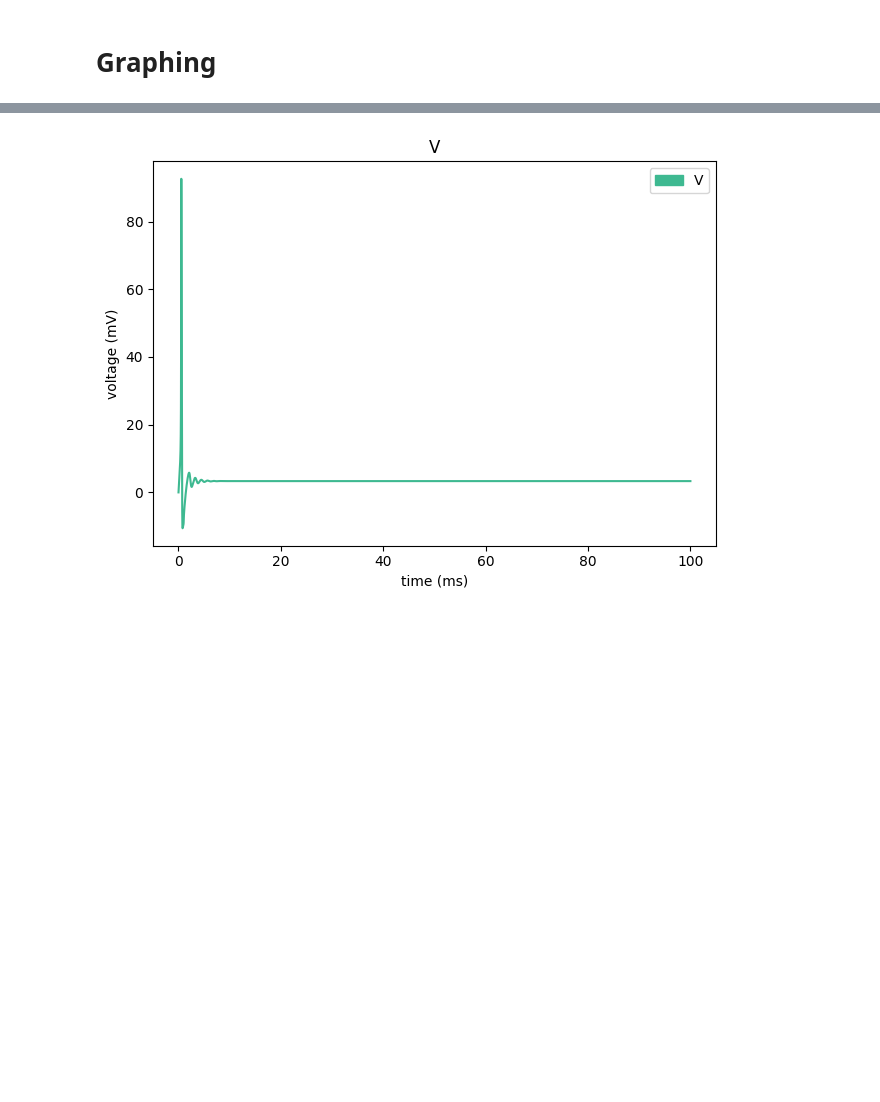
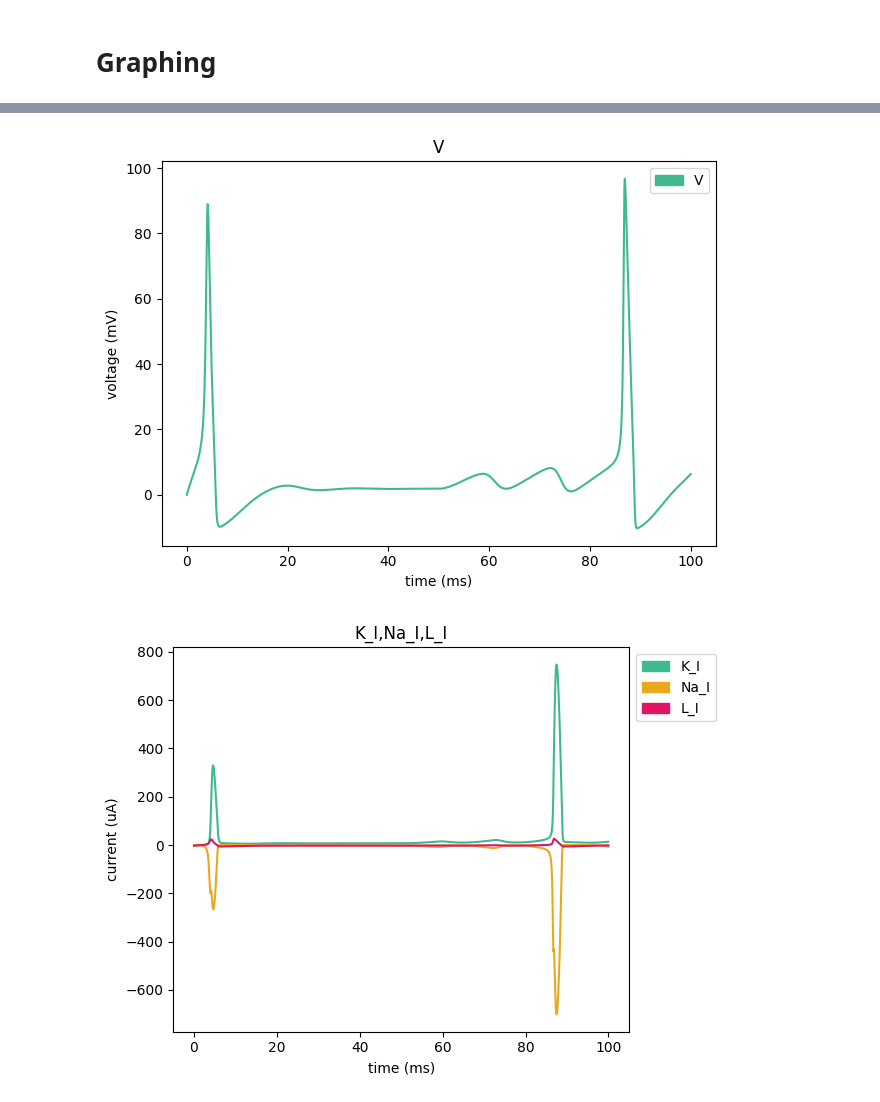
Before and after one commit to apapangelapeng/Neuron-Model, a Jupyter notebook: python_code/Piezo_Channel.ipynb, the cells around one changed output, grey strips where cells are left out. Cells and saved outputs as stored; diff of their text form; code cells hidden in the pictures; blank space fills up the shorter version.

```diff
--- a/python_code/Piezo_Channel.ipynb
+++ b/python_code/Piezo_Channel.ipynb
@@ -109,7 +109,7 @@ def graph_df4(data_frame:pd.DataFrame,begin_index=0,end_index=None):
     else:
         column_name =list(data_frame.columns )[begin_index:]
     fig, ax = plt.subplots()
-    x = np.arange(0, len(data_frame)/1000, step=1/1000)
+    x = np.arange(0, len(data_frame)/100, step=1/100)
 
     for i in range(len(column_name)):
         label = column_name[i]
@@ -126,13 +126,13 @@ def graph_df4(data_frame:pd.DataFrame,begin_index=0,end_index=None):
     ax.set_title(t)
     plt.tight_layout()
 
-def graph_df2(data_frame:pd.DataFrame,begin_index=0,end_index=None):
+def graph_df5(data_frame:pd.DataFrame,begin_index=0,end_index=None):
     if end_index:
         column_name =list(data_frame.columns )[begin_index:end_index]
     else:
         column_name =list(data_frame.columns )[begin_index:]
     fig, ax = plt.subplots()
-    x = np.arange(0, len(data_frame)/1000, step=1/1000)
+    x = np.arange(0, len(data_frame)/100, step=1/100)
 
     for i in range(len(column_name)):
         label = column_name[i]
@@ -148,9 +148,11 @@ def graph_df2(data_frame:pd.DataFrame,begin_index=0,end_index=None):
     plt.plot()
     ax.set_title(t)
     plt.tight_layout()
-
-static_ap_df = pd.DataFrame(pd.read_csv("../data_files/static_wt_output.csv"))
-#display(static_ap_df)
-graph_df4(static_ap_df,0,1)
-# %% [output]
-[figure, removed]
+# %%
+static_ap_df = pd.DataFrame(pd.read_csv("../data_files/static_wt_output.csv"))
+#display(static_ap_df)
+graph_df4(static_ap_df,0,1)
+graph_df5(static_ap_df,1,4)
+# %% [output]
+[figure, added]
+[figure, added]
```
Also changed, not shown: parts of 1 cell of this notebook, 1 other file.
